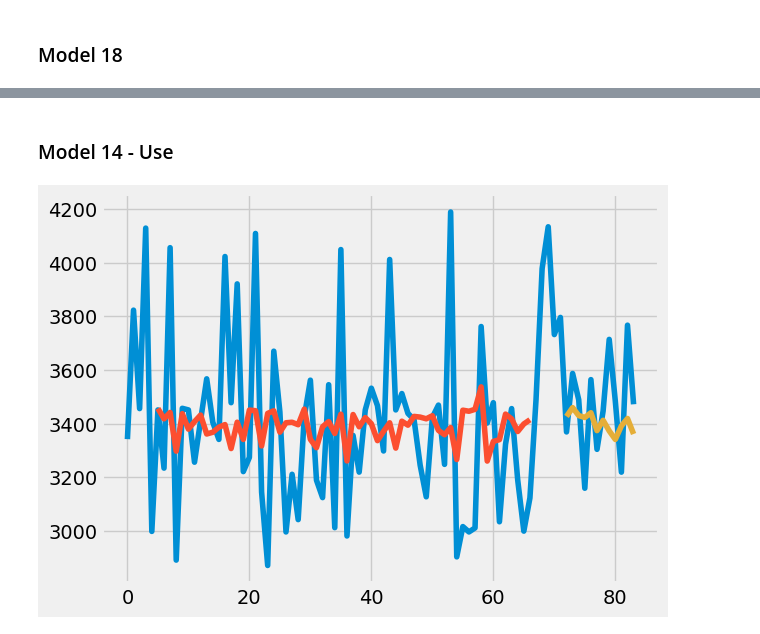
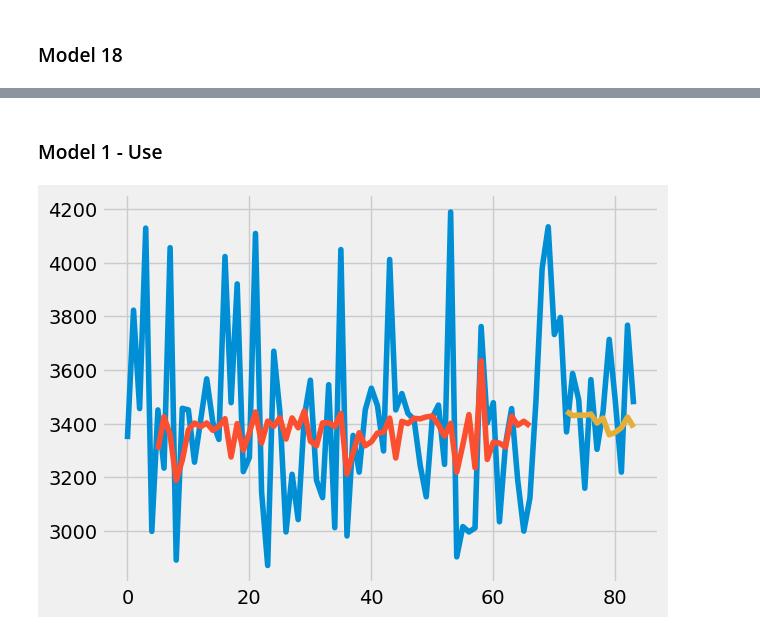
Before and after one commit to yopisaputra/SIDIK-PO, a Jupyter notebook: ann-prediction-ambroxol.ipynb, the cells around one changed output, grey strips where cells are left out. Cells and saved outputs as stored; diff of their text form; code cells hidden in the pictures.

```diff
--- a/ann-prediction-ambroxol.ipynb
+++ b/ann-prediction-ambroxol.ipynb
@@ -166,7 +166,7 @@ mape = MeanAbsolutePercentageError()
 model1 = tf.keras.models.Sequential([
     tf.keras.layers.Dense(12, input_dim=seq_size,
                           kernel_initializer=RandomUniform(minval=-1, maxval=1), bias_initializer=RandomUniform(minval=-1, maxval=1)),
-    tf.keras.layers.Dense(6, activation='sigmoid',
+    tf.keras.layers.Dense(10, activation='sigmoid',
                           kernel_initializer=RandomUniform(minval=-1, maxval=1), bias_initializer=RandomUniform(minval=-1, maxval=1)),
     tf.keras.layers.Dense(1, activation='sigmoid',
                           kernel_initializer=RandomUniform(minval=-1, maxval=1), bias_initializer=RandomUniform(minval=-1, maxval=1))
@@ -1207,19 +1209,19 @@ Akurasi Test:  94.2955207824707
 # %% [markdown]
-### Model 14 - Use
+### Model 1 - Use
 # %%
 trainPredictPlot = np.empty_like(df)
 trainPredictPlot[:, :] = np.nan
-trainPredictPlot[seq_size:len(trainPredict14)+seq_size, :] = trainPredict14
+trainPredictPlot[seq_size:len(trainPredict1)+seq_size, :] = trainPredict1
 
 testPredictPlot = np.empty_like(df)
 testPredictPlot[:, :] = np.nan
-testPredictPlot[len(trainPredict14)+(seq_size*2):len(df), :] = testPredict14
+testPredictPlot[len(trainPredict1)+(seq_size*2):len(df), :] = testPredict1
 
 plt.plot(scaler.inverse_transform(df))
 plt.plot(trainPredictPlot)
 plt.plot(testPredictPlot)
 plt.show()
 # %% [output]
-[figure, old version]
+[figure, new version]
 # %%
 # Save Model
```
Also changed, not shown: parts of 57 cells of this notebook, 14 other files.
